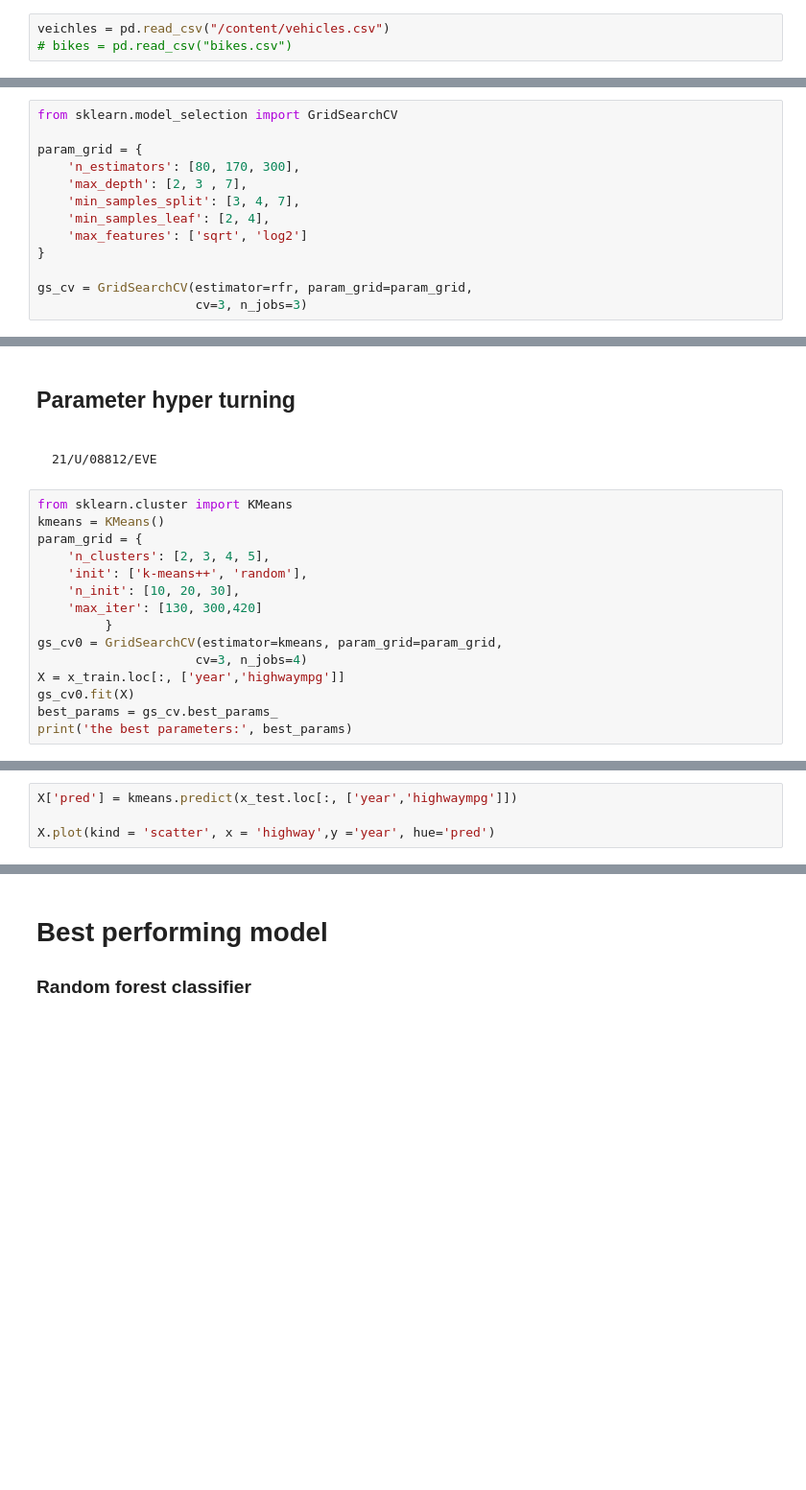
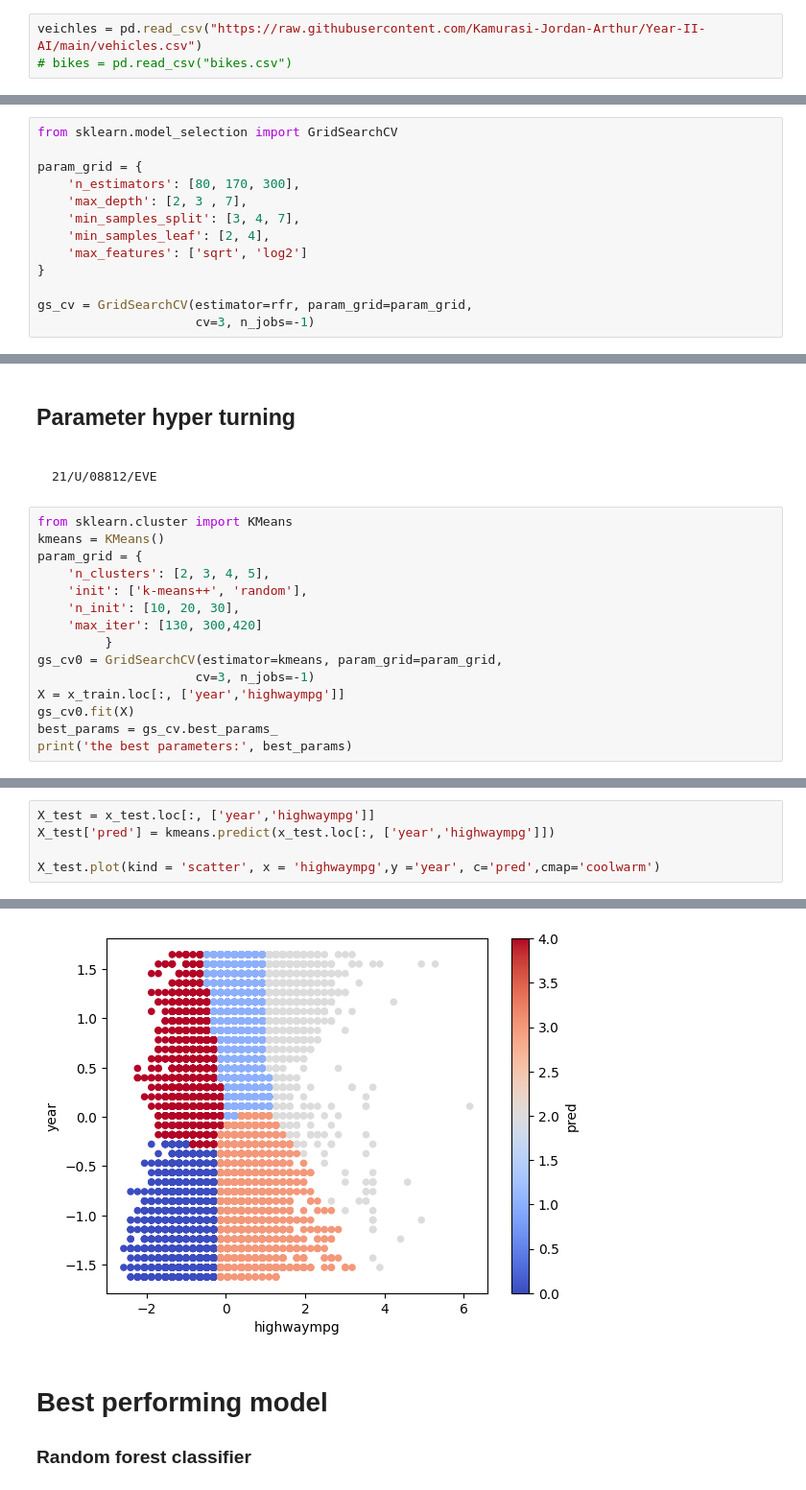
Before and after one commit to Kamurasi-Jordan-Arthur/Year-II-AI, a Jupyter notebook: 21U08812EVE_ML_Project.ipynb, the cells around one changed output, grey strips where cells are left out. Shown at 96% size. Cells and saved outputs as stored; diff of their text form; blank space fills up the shorter version.

```diff
--- a/21U08812EVE_ML_Project.ipynb
+++ b/21U08812EVE_ML_Project.ipynb
@@ -15,5 +15,5 @@ import matplotlib.pyplot as plt
 import seaborn as sns
 %matplotlib inline
 # %%
-veichles = pd.read_csv("/content/vehicles.csv")
+veichles = pd.read_csv("https://raw.githubusercontent.com/Kamurasi-Jordan-Arthur/Year-II-AI/main/vehicles.csv")
 # bikes = pd.read_csv("bikes.csv")
@@ -243,6 +405,6 @@ param_grid = {
 }
 
 gs_cv = GridSearchCV(estimator=rfr, param_grid=param_grid,
-                     cv=3, n_jobs=3)
+                     cv=3, n_jobs=-1)
 # %%
 gs_cv.fit(x_train, y_train['co2emissions'])
@@ -271,7 +446,7 @@ param_grid = {
     'max_iter': [130, 300,420]
          }
 gs_cv0 = GridSearchCV(estimator=kmeans, param_grid=param_grid,
-                     cv=3, n_jobs=4)
+                     cv=3, n_jobs=-1)
 X = x_train.loc[:, ['year','highwaympg']]
 gs_cv0.fit(X)
 best_params = gs_cv.best_params_
@@ -282,4 +461,6 @@ kmeans.fit(X)
 # %%
-X['pred'] = kmeans.predict(x_test.loc[:, ['year','highwaympg']])
+X_test = x_test.loc[:, ['year','highwaympg']]
+X_test['pred'] = kmeans.predict(x_test.loc[:, ['year','highwaympg']])
 
-X.plot(kind = 'scatter', x = 'highway',y ='year', hue='pred')
+X_test.plot(kind = 'scatter', x = 'highwaympg',y ='year', c='pred',cmap='coolwarm')
+# %% [output]
@@ -286,3 +468,4 @@ X.plot(kind = 'scatter', x = 'highway',y ='year', hue='pred')
+[figure, added]
 # %% [markdown]
 # Best performing model
 ### Random forest classifier
```
Also changed, not shown: parts of 29 cells of this notebook.
